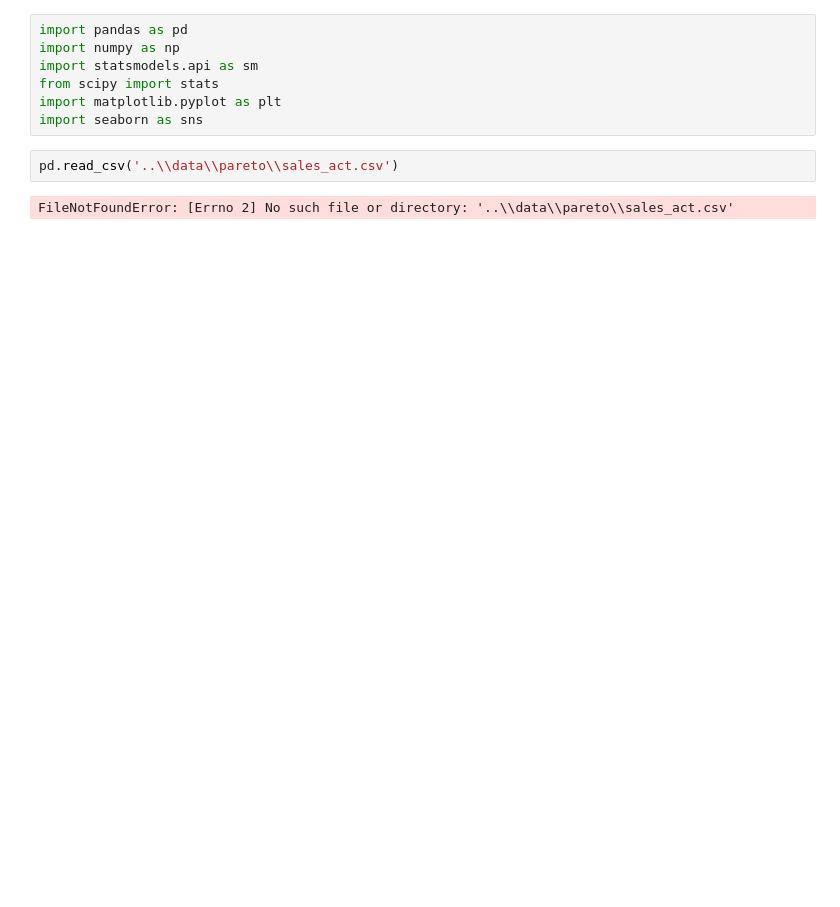
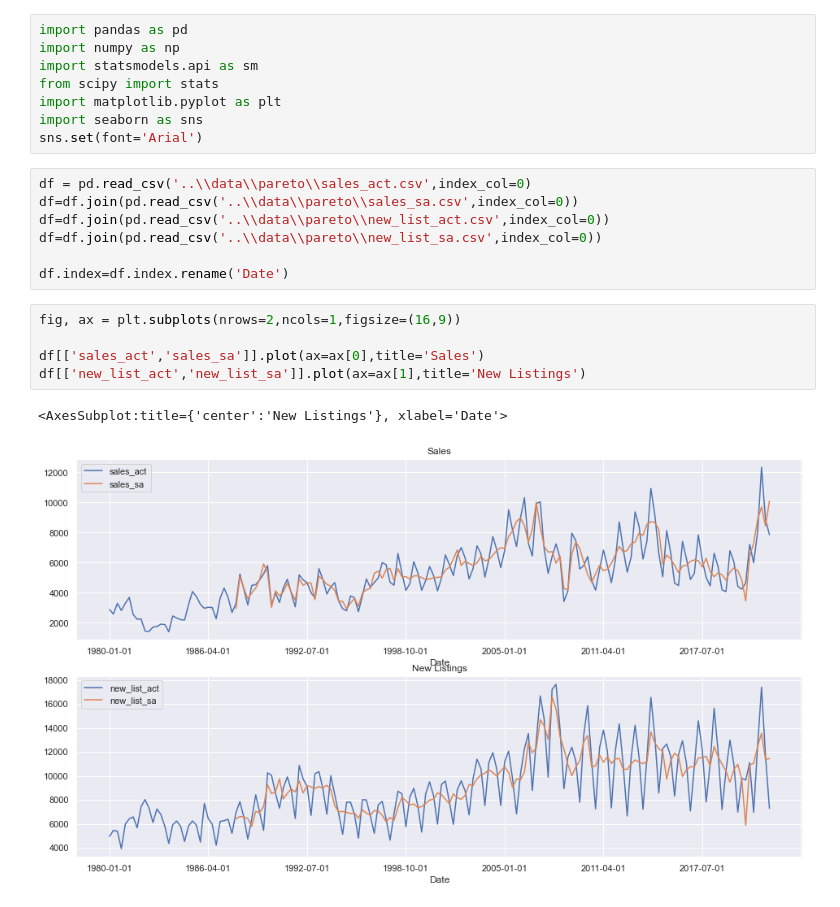
Before and after one commit to doublebigmak/housing_stats, a Jupyter notebook: forecasting/forecast_2022.ipynb, the cells around one changed output. Saved outputs shown, nothing was run; the diff lists cells and outputs as text; blank space fills up the shorter version.

```diff
--- a/forecasting/forecast_2022.ipynb
+++ b/forecasting/forecast_2022.ipynb
@@ -5,7 +5,19 @@ import statsmodels.api as sm
 from scipy import stats
 import matplotlib.pyplot as plt
 import seaborn as sns
+sns.set(font='Arial')
-# %%
-pd.read_csv('..\\data\\pareto\\sales_act.csv')
-# %% [output]
-FileNotFoundError: [Errno 2] No such file or directory: '..\\data\\pareto\\sales_act.csv'
+# %%
+df = pd.read_csv('..\\data\\pareto\\sales_act.csv',index_col=0)
+df=df.join(pd.read_csv('..\\data\\pareto\\sales_sa.csv',index_col=0))
+df=df.join(pd.read_csv('..\\data\\pareto\\new_list_act.csv',index_col=0))
+df=df.join(pd.read_csv('..\\data\\pareto\\new_list_sa.csv',index_col=0))
+
+df.index=df.index.rename('Date')
+# %%
+fig, ax = plt.subplots(nrows=2,ncols=1,figsize=(16,9))
+
+df[['sales_act','sales_sa']].plot(ax=ax[0],title='Sales')
+df[['new_list_act','new_list_sa']].plot(ax=ax[1],title='New Listings')
+# %% [output]
+<AxesSubplot:title={'center':'New Listings'}, xlabel='Date'>
+[figure, added]
```
Also changed, not shown: parts of 5 cells of this notebook, 1 other file.
